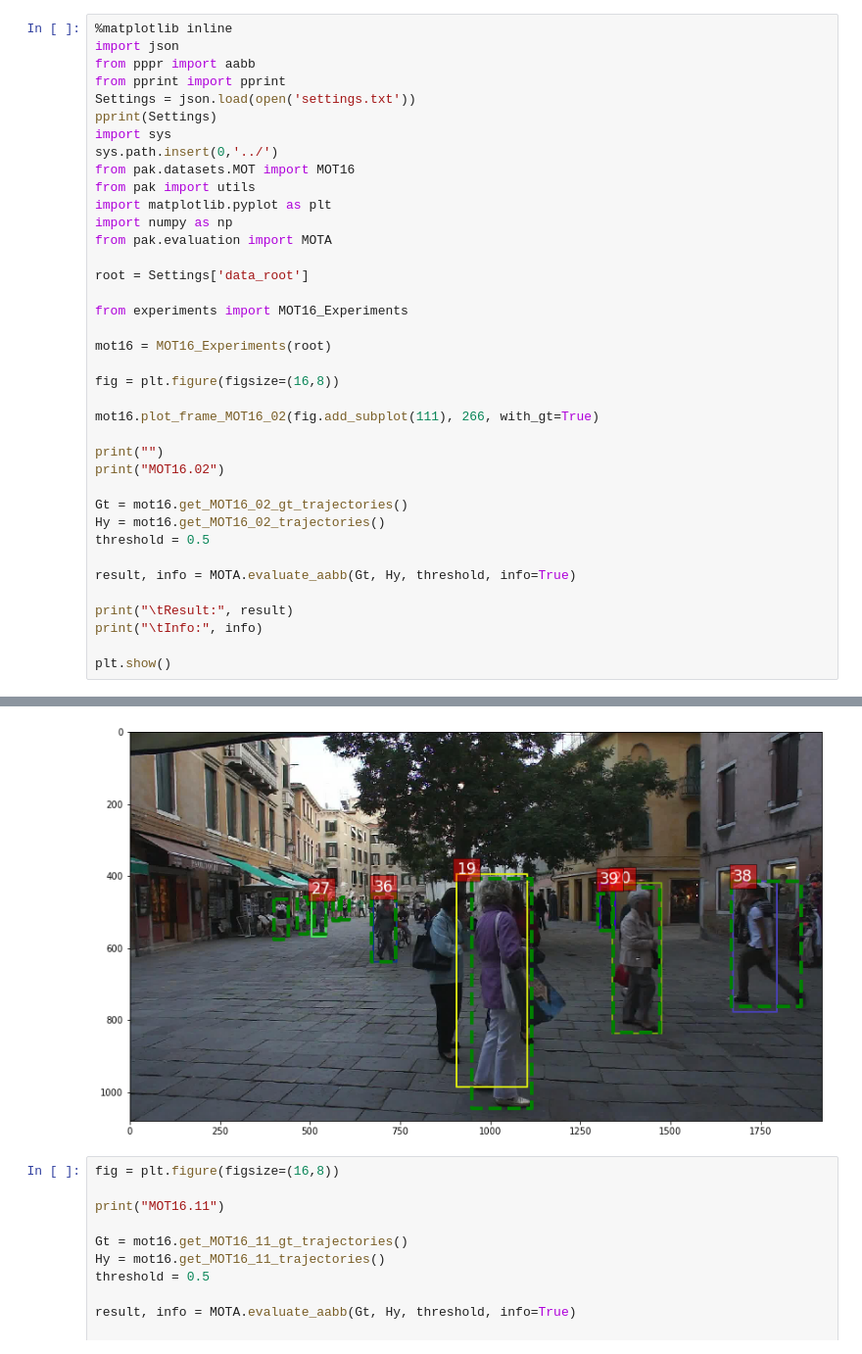
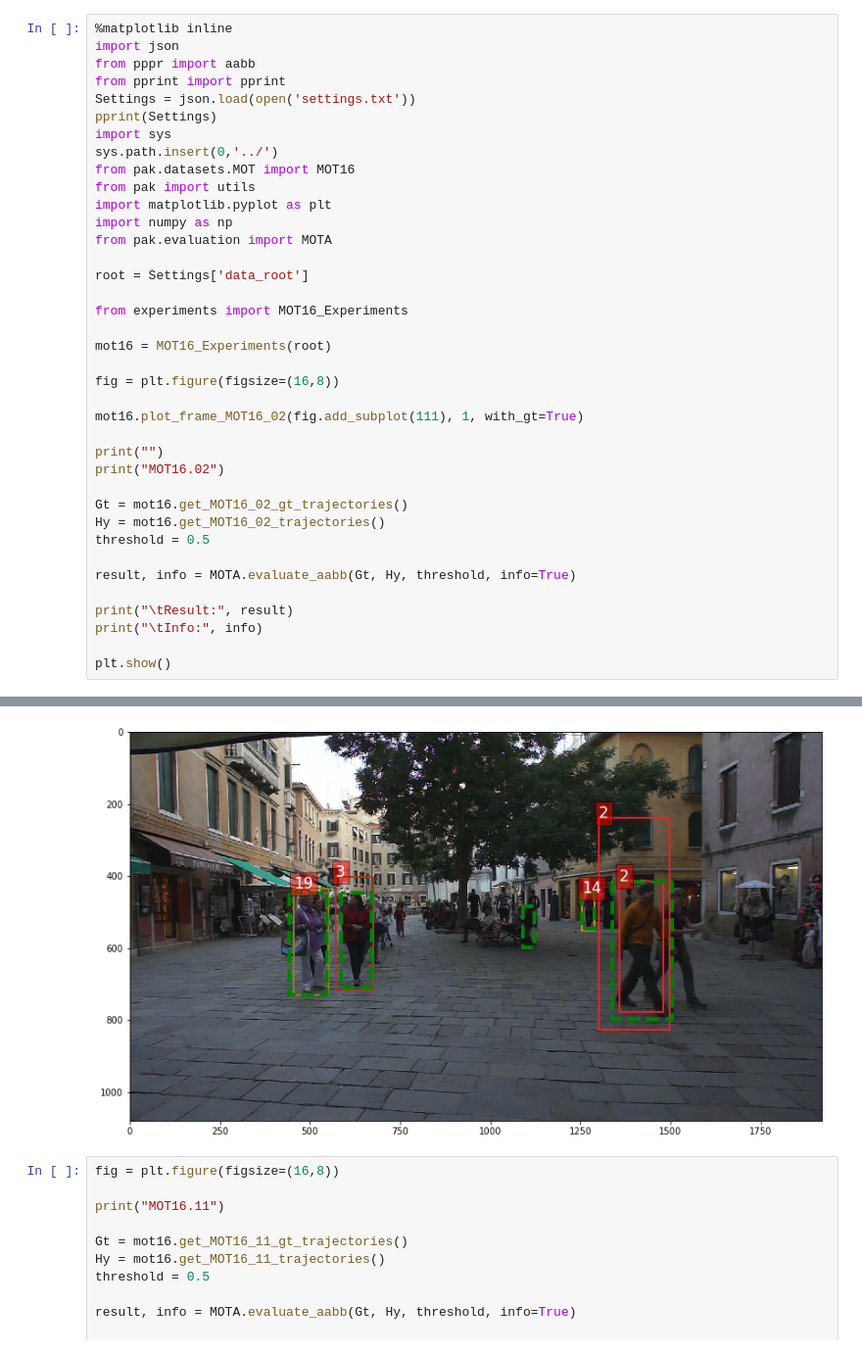
Before and after one commit to jutanke/cabbage, a Jupyter notebook: prototyping/Experiments.ipynb, the cells around one changed output, grey strips where cells are left out. Shown at 98% size. Saved outputs shown, nothing was run; the diff lists cells and outputs as text.

```diff
--- a/prototyping/Experiments.ipynb
+++ b/prototyping/Experiments.ipynb
@@ -15,35 +15,35 @@ from pak.evaluation import MOTA
 
 root = Settings['data_root']
 
 from experiments import MOT16_Experiments
 
 mot16 = MOT16_Experiments(root)
 
 fig = plt.figure(figsize=(16,8))
 
-mot16.plot_frame_MOT16_02(fig.add_subplot(111), 266, with_gt=True)
+mot16.plot_frame_MOT16_02(fig.add_subplot(111), 1, with_gt=True)
 
 print("")
 print("MOT16.02")
 
 Gt = mot16.get_MOT16_02_gt_trajectories()
 Hy = mot16.get_MOT16_02_trajectories()
 threshold = 0.5
 
 result, info = MOTA.evaluate_aabb(Gt, Hy, threshold, info=True)
 
 print("\tResult:", result)
 print("\tInfo:", info)
 
 plt.show()
 # %% [output]
 {'data_root': '/home/data',
  'deepmatch': '/home/deepmatching_1.2.2_c++/deepmatching-static'}
 
 MOT16.02
         Result: 0.63082530591
         Info: {'FN': 1077, 'FP': 341, 'IDSW': 0, 'GT': 3841}
-[figure, old version]
+[figure, new version]
 # %%
 fig = plt.figure(figsize=(16,8))
 
```
Also changed, not shown: 4 other files.
